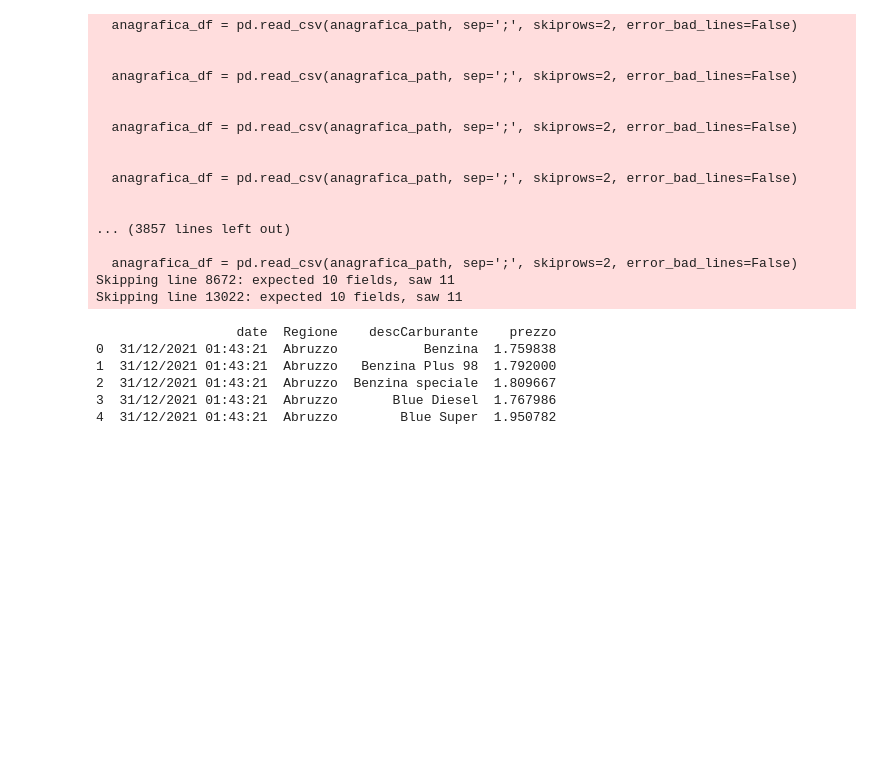
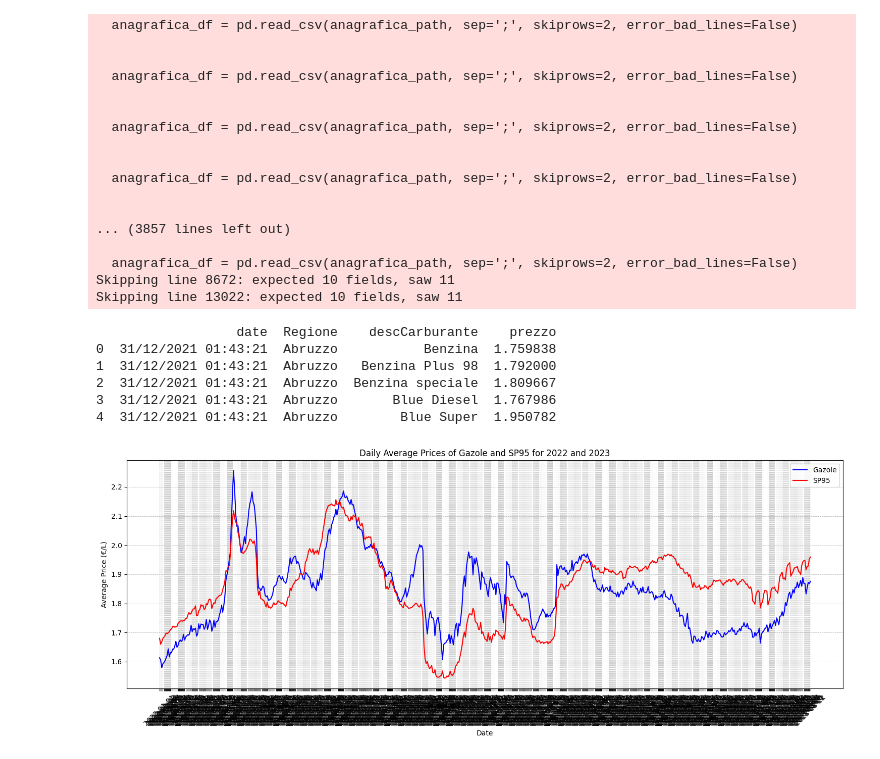
Before and after one commit to nbadino/ItaOil, a Jupyter notebook: paralleltrends22.ipynb, the cells around one changed output. Cells and saved outputs as stored; diff of their text form; code cells hidden in the pictures; blank space fills up the shorter version.

```diff
--- a/paralleltrends22.ipynb
+++ b/paralleltrends22.ipynb
@@ -232,3 +232,76 @@ Skipping line 13022: expected 10 fields, saw 11
 2  31/12/2021 01:43:21  Abruzzo  Benzina speciale  1.809667
 3  31/12/2021 01:43:21  Abruzzo       Blue Diesel  1.767986
 4  31/12/2021 01:43:21  Abruzzo        Blue Super  1.950782
+# %%
+import os
+import xml.etree.ElementTree as ET
+import csv
+import matplotlib.pyplot as plt
+
+def extract_avg_prices(xml_file):
+    gazole_prices = {}
+    sp95_prices = {}
+
+    for event, elem in ET.iterparse(xml_file, events=('end',)):
+        if elem.tag == 'prix':
+            fuel_type = elem.get('nom')
+            maj_value = elem.get('maj')
+            if maj_value:
+                date = maj_value.split('T')[0]
+                value = float(elem.get('valeur'))
+
+                if fuel_type == "Gazole":
+                    if date not in gazole_prices:
+                        gazole_prices[date] = []
+                    gazole_prices[date].append(value)
+
+                elif fuel_type == "SP95":
+                    if date not in sp95_prices:
+                        sp95_prices[date] = []
+                    sp95_prices[date].append(value)
+            elem.clear()
+
+    gazole_avg_prices = {date: sum(values) / len(values) for date, values in gazole_prices.items()}
+    sp95_avg_prices = {date: sum(values) / len(values) for date, values in sp95_prices.items()}
+
+    return gazole_avg_prices, sp95_avg_prices
+
+# Folder containing the XML files
+folder_path = "/content/datasets/french"  # Replace with the actual path
+
+gazole_dataset = {}
+sp95_dataset = {}
+
+for xml_file in os.listdir(folder_path):
+    if xml_file.endswith('.xml'):
+        xml_path = os.path.join(folder_path, xml_file)
+        gazole_avg, sp95_avg = extract_avg_prices(xml_path)
+
+        gazole_dataset.update(gazole_avg)
+        sp95_dataset.update(sp95_avg)
+
+# Plotting the combined datasets
+gazole_dates, gazole_avg = zip(*sorted(gazole_dataset.items()))
+sp95_dates, sp95_avg = zip(*sorted(sp95_dataset.items()))
+
+plt.figure(figsize=(15, 6))
+plt.plot(gazole_dates, gazole_avg, label='Gazole', color='blue')
+plt.plot(sp95_dates, sp95_avg, label='SP95', color='red')
+plt.xlabel('Date')
+plt.ylabel('Average Price (€/L)')
+plt.title('Daily Average Prices of Gazole and SP95 for 2022 and 2023')
+plt.xticks(rotation=45)
+plt.legend()
+plt.tight_layout()
+plt.grid(True, which='both', linestyle='--', linewidth=0.5)
+plt.show()
+
+# Writing the combined data to a CSV file
+output_path = "combined_average_fuel_prices.csv"
+with open(output_path, 'w', newline='') as csvfile:
+    csvwriter = csv.writer(csvfile)
+    csvwriter.writerow(['Date', 'Gazole Average Price (€/L)', 'SP95 Average Price (€/L)'])
+    for date in sorted(gazole_dataset.keys()):
+        csvwriter.writerow([date, gazole_dataset.get(date, None), sp95_dataset.get(date, None)])
+# %% [output]
+[figure, added]
```
Also changed, not shown: parts of 1 cell of this notebook.
